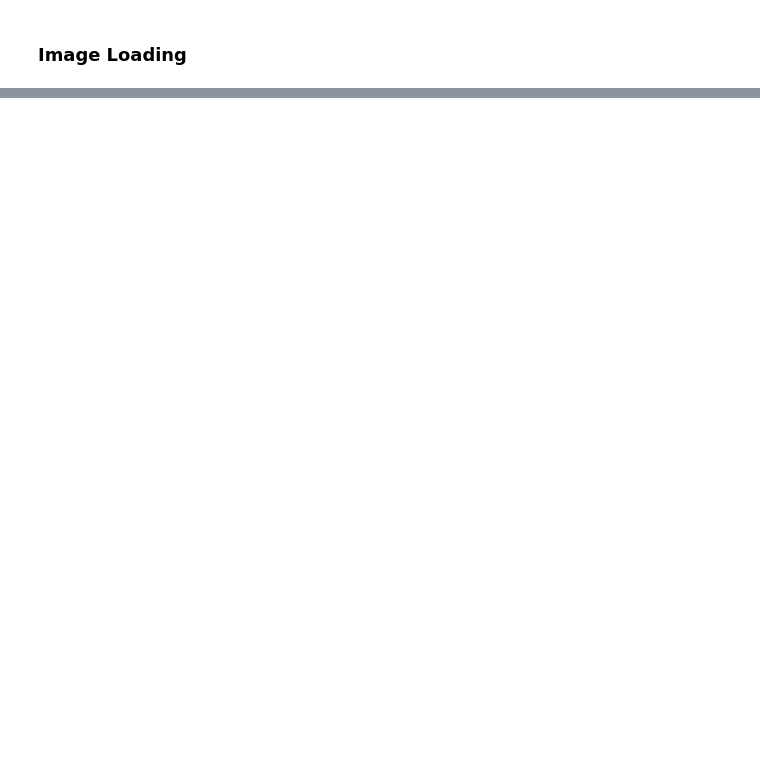
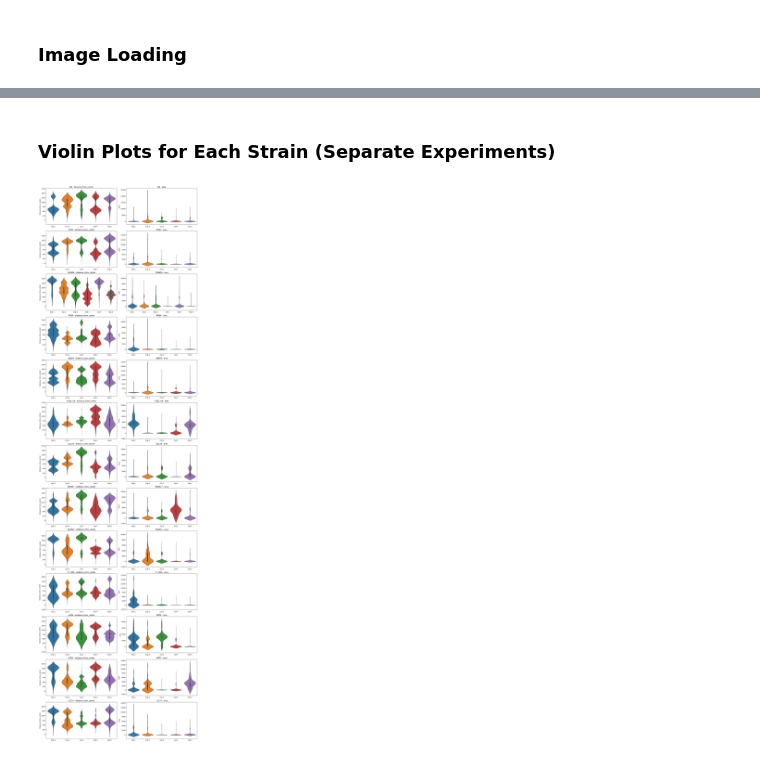
Before and after one commit to erusconiclerici/collectiveNematodes, a Jupyter notebook: Code/Python/Strain_Comparison_Study.ipynb, the cells around one changed output, grey strips where cells are left out. Drawn from its saved outputs; the diff is of its cells as text; code cells hidden in the pictures; blank space fills up the shorter version.

```diff
--- a/Code/Python/Strain_Comparison_Study.ipynb
+++ b/Code/Python/Strain_Comparison_Study.ipynb
@@ -176,0 +268,34 @@ for strain_folder in os.listdir(root_path):
+# %% [markdown]
+### Violin Plots for Each Strain (Separate Experiments) ###
+# %%
+def plot_violin_plots(experiment_features):
+    # Determine the number of unique features (excluding 'center_of_mass')
+    sample_experiment = next(iter(next(iter(experiment_features.values())).values()))
+    feature_keys = [key for key in sample_experiment[0].keys() if key != 'center_of_mass']
+
+    num_strains = len(experiment_features)
+    num_features = len(feature_keys)
+    fig, axs = plt.subplots(num_strains, num_features, figsize=(15, num_strains * 4), squeeze=False)
+
+    for i, (strain, experiments) in enumerate(experiment_features.items()):
+        for j, feature_key in enumerate(feature_keys):
+            data = []
+            num_experiments = len(experiments)
+            experiment_labels = [f"Exp.{k+1}" for k in range(num_experiments)]  # Generating labels like Exp.1, Exp.2, etc.
+
+            for exp_label, features in experiments.items():
+                feature_values = [feature[feature_key] for feature in features]
+                data.append(feature_values)
+
+            sns.violinplot(data=data, ax=axs[i, j])
+            axs[i, j].set_title(f"{strain} - {feature_key}")
+            axs[i, j].set_ylabel(feature_key.capitalize())
+            axs[i, j].set_xticks(range(num_experiments))
+            axs[i, j].set_xticklabels(experiment_labels)
+
+    plt.tight_layout()
+    plt.show()
+
+plot_violin_plots(experiment_features)
+# %% [output]
+[figure, added]
```
Also changed, not shown: parts of 12 cells of this notebook.
